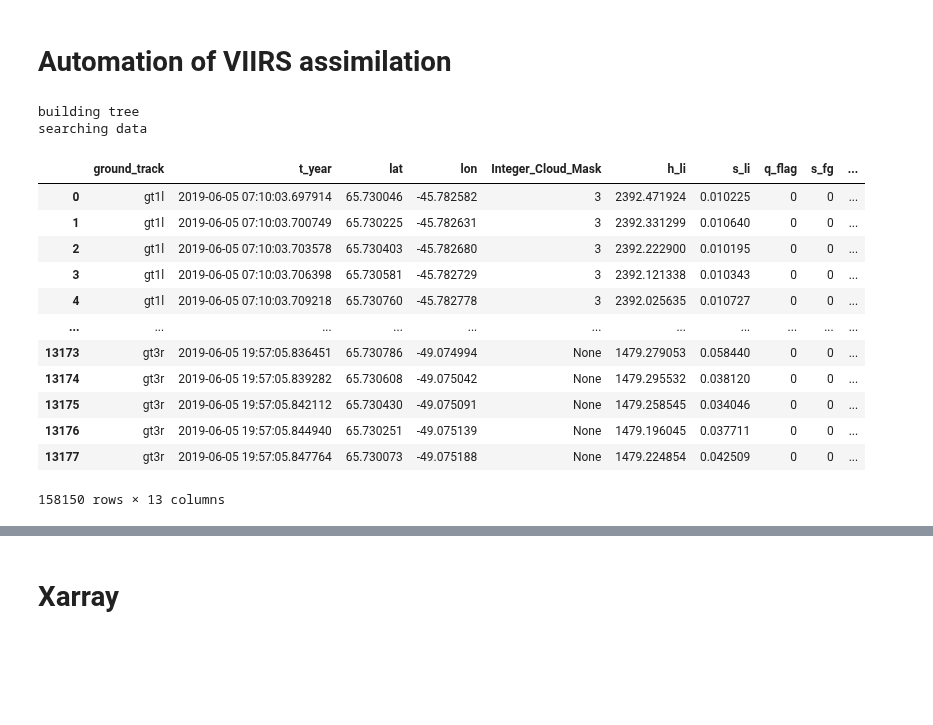
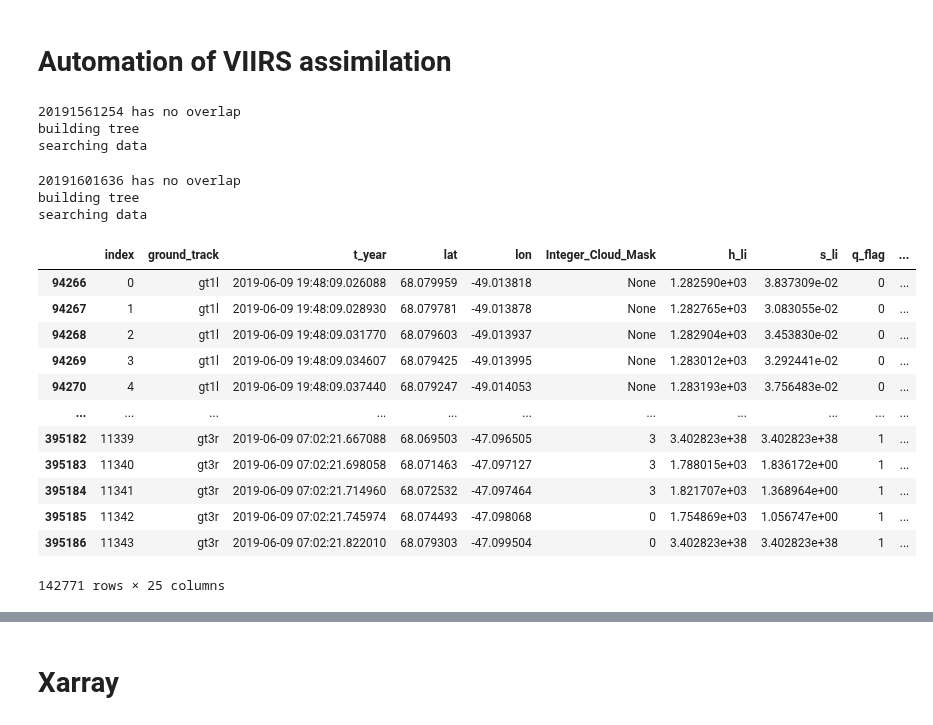
Before and after one commit to ICESAT-2HackWeek/CloudMask, a Jupyter notebook: ATL06Retrieval_VIIRS.ipynb, the cells around one changed output, grey strips where cells are left out. Drawn from its saved outputs; the diff is of its cells as text; code cells hidden in the pictures; blank space fills up the shorter version.

Commit message:
Refined VIIRS code again

```diff
--- a/ATL06Retrieval_VIIRS.ipynb
+++ b/ATL06Retrieval_VIIRS.ipynb
@@ -114,7 +121,7 @@ def transform_coord(proj1, proj2, x, y):
 import h5py
 import numpy as np
 
-def read_atl06(fname, outdir='data', bbox=None):
+def read_atl06(fname, cloud_var='Integer_Cloud_Mask', outdir='data', bbox=None):
     """Read one ATL06 file and output 6 reduced files.
 
     Extract variables of interest and separate the ATL06 file
@@ -134,13 +141,13 @@ def read_atl06(fname, outdir='data', bbox=None):
         for k, g in enumerate(gtracks):
             # Read in data for a single beam
             data = {}
-            data['ground_track'] = None # Put it first in the dict for column ordering
-            data['t_year'] = None
+            data['ground_track'] = np.nan # Put it first in the dict for column ordering
+            data['t_year'] = np.nan
 
             # Load vars into memory (include as many as you want)
             data['lat'] = fi[g+'/land_ice_segments/latitude'][:]
             data['lon'] = fi[g+'/land_ice_segments/longitude'][:]
-            data['Integer_Cloud_Mask'] = None
+            data[cloud_var] = np.nan
             data['h_li'] = fi[g+'/land_ice_segments/h_li'][:]
             data['s_li'] = fi[g+'/land_ice_segments/h_li_sigma'][:]
             data['q_flag'] = fi[g+'/land_ice_segments/atl06_quality_summary'][:]
@@ -148,20 +155,20 @@ def read_atl06(fname, outdir='data', bbox=None):
             data['snr'] = fi[g+'/land_ice_segments/fit_statistics/snr_significance'][:]
             data['h_rb'] = fi[g+'/land_ice_segments/fit_statistics/h_robust_sprd'][:]
             data['dh_fit_dx'] = fi[g+'/land_ice_segments/fit_statistics/dh_fit_dx'][:]
-            data['f_sn'] = fi[g+'/land_ice_segments/geophysical/bsnow_conf'][:]
+            data['bsnow_conf'] = fi[g+'/land_ice_segments/geophysical/bsnow_conf'][:]
 
-            data['f_sn'] = fi[g+'/land_ice_segments/geophysical/cloud_flg_asr'][:]
-            data['f_sn'] = fi[g+'/land_ice_segments/geophysical/cloud_flg_atm'][:]
-            data['f_sn'] = fi[g+'/land_ice_segments/geophysical/msw_flag'][:]
-            data['f_sn'] = fi[g+'/land_ice_segments/geophysical/bsnow_h'][:]
-            data['f_sn'] = fi[g+'/land_ice_segments/geophysical/bsnow_od'][:]
-            data['f_sn'] = fi[g+'/land_ice_segments/geophysical/layer_flag'][:]
-            data['f_sn'] = fi[g+'/land_ice_segments/geophysical/bckgrd'][:]
-            data['f_sn'] = fi[g+'/land_ice_segments/geophysical/e_bckgrd'][:]
-            data['f_sn'] = fi[g+'/land_ice_segments/fit_statistics/n_fit_photons'][:]
-            data['f_sn'] = fi['/ancillary_data/end_geoseg'][:]
-            data['f_sn'] = fi[g+'/segment_quality/segment_id'][:]
-            data['f_sn'] = fi[g+'/land_ice_segments/fit_statistics/w_surface_window_final'][:]
+            data['cloud_flg_asr'] = fi[g+'/land_ice_segments/geophysical/cloud_flg_asr'][:]
+            data['cloud_flg_atm'] = fi[g+'/land_ice_segments/geophysical/cloud_flg_atm'][:]
+            data['msw_flag'] = fi[g+'/land_ice_segments/geophysical/msw_flag'][:]
+            data['fbsnow_h'] = fi[g+'/land_ice_segments/geophysical/bsnow_h'][:]
+            data['bsnow_od'] = fi[g+'/land_ice_segments/geophysical/bsnow_od'][:]
+            data['layer_flag'] = fi[g+'/land_ice_segments/geophysical/layer_flag'][:]
+            data['bckgrd'] = fi[g+'/land_ice_segments/geophysical/bckgrd'][:]
+            data['e_bckgrd'] = fi[g+'/land_ice_segments/geophysical/e_bckgrd'][:]
+            data['n_fit_photons'] = fi[g+'/land_ice_segments/fit_statistics/n_fit_photons'][:]
+#             data['end_geoseg'] = fi['/ancillary_data/end_geoseg'][:]
+            data['segment_id'] = fi[g+'/segment_quality/segment_id'][:]
+            data['w_surface_window_final'] = fi[g+'/land_ice_segments/fit_statistics/w_surface_window_final'][:]
 
             delta_t = fi[g+'/land_ice_segments/delta_time'][:]     # for time conversion
             t_ref = fi['/ancillary_data/atlas_sdp_gps_epoch'][:]     # single value
@@ -191,12 +198,12 @@ def read_atl06(fname, outdir='data', bbox=None):
 
     return dataframes
 
-def atl06_2_df(files):
+def atl06_2_df(files,cloud_var='Integer_Cloud_Mask'):
     """Return a single Pandas dataframe from a list of HDF5 ATL-06 data files.
     """
     dataframes = []
     for f in files:
-        dataframes.extend(read_atl06(f))
+        dataframes.extend(read_atl06(f,cloud_var))
 
     ndfs = len(dataframes)
     i = 0
@@ -216,8 +223,9 @@ def atl06_2_df(files):
 # %%
 # Create dataframe from all h5 files
 path = Path('download')
-dataf = atl06_2_df(path.glob('*.h5'))
-dataf.reset_index()
+cloud_var = 'Integer_Cloud_Mask'
+dataf = atl06_2_df(path.glob('*.h5'),cloud_var)
+dataf = dataf.reset_index()
 
 # dataf.describe()
 # dataf.info()
@@ -329,25 +359,32 @@ def assimVIIRS(df, Cfiles, hr=1, variable='Integer_Cloud_Mask'):
 # %%
 # Run all files
 hr = 1 # Specifies temporal search window for Icesat-2 data
-Vfiles = ['/home/jovyan/CloudMask/CloudData/VIIRScld/CLDMSK_L2_VIIRS_SNPP.A2019156.0754.001.2019156185728.nc']
-assimVIIRS(dataf,Vfiles,hr)
+Vfiles = get_file_in_directory('/home/jovyan/CloudMask/CloudData/VIIRScld/')
+# Vfiles = ['/home/jovyan/CloudMask/CloudData/VIIRScld/CLDMSK_L2_VIIRS_SNPP.A2019156.0754.001.2019156185728.nc']
+mask, idx = assimVIIRS(dataf,Vfiles,hr,cloud_var)
+
+dataf.to_csv('~/CloudMask/dataframe20200618')
 # %% [output]
+20191561254 has no overlap
 building tree
 searching data
+20191601636 has no overlap
+building tree
+searching data
 # %%
 # Data has been assimilated for times that coincide with VIIRS and not others
-dataf.loc[dataf.t_year.dt.date==pd.to_datetime('2019-06-05')]
+dataf.loc[dataf.t_year.dt.date==pd.to_datetime('2019-06-09')]
 # %% [output]
-|  | ground_track | t_year | lat | lon | Integer_Cloud_Mask | h_li | s_li | q_flag | s_fg | ... |
-| 0 | gt1l | 2019-06-05 07:10:03.697914 | 65.730046 | -45.782582 | 3 | 2392.471924 | 0.010225 | 0 | 0 | ... |
-| 1 | gt1l | 2019-06-05 07:10:03.700749 | 65.730225 | -45.782631 | 3 | 2392.331299 | 0.010640 | 0 | 0 | ... |
-| 2 | gt1l | 2019-06-05 07:10:03.703578 | 65.730403 | -45.782680 | 3 | 2392.222900 | 0.010195 | 0 | 0 | ... |
-| 3 | gt1l | 2019-06-05 07:10:03.706398 | 65.730581 | -45.782729 | 3 | 2392.121338 | 0.010343 | 0 | 0 | ... |
-| 4 | gt1l | 2019-06-05 07:10:03.709218 | 65.730760 | -45.782778 | 3 | 2392.025635 | 0.010727 | 0 | 0 | ... |
+|  | index | ground_track | t_year | lat | lon | Integer_Cloud_Mask | h_li | s_li | q_flag | ... |
+| 94266 | 0 | gt1l | 2019-06-09 19:48:09.026088 | 68.079959 | -49.013818 | None | 1.282590e+03 | 3.837309e-02 | 0 | ... |
+| 94267 | 1 | gt1l | 2019-06-09 19:48:09.028930 | 68.079781 | -49.013878 | None | 1.282765e+03 | 3.083055e-02 | 0 | ... |
+| 94268 | 2 | gt1l | 2019-06-09 19:48:09.031770 | 68.079603 | -49.013937 | None | 1.282904e+03 | 3.453830e-02 | 0 | ... |
+| 94269 | 3 | gt1l | 2019-06-09 19:48:09.034607 | 68.079425 | -49.013995 | None | 1.283012e+03 | 3.292441e-02 | 0 | ... |
+| 94270 | 4 | gt1l | 2019-06-09 19:48:09.037440 | 68.079247 | -49.014053 | None | 1.283193e+03 | 3.756483e-02 | 0 | ... |
 | ... | ... | ... | ... | ... | ... | ... | ... | ... | ... | ... |
-| 13173 | gt3r | 2019-06-05 19:57:05.836451 | 65.730786 | -49.074994 | None | 1479.279053 | 0.058440 | 0 | 0 | ... |
-| 13174 | gt3r | 2019-06-05 19:57:05.839282 | 65.730608 | -49.075042 | None | 1479.295532 | 0.038120 | 0 | 0 | ... |
-| 13175 | gt3r | 2019-06-05 19:57:05.842112 | 65.730430 | -49.075091 | None | 1479.258545 | 0.034046 | 0 | 0 | ... |
-| 13176 | gt3r | 2019-06-05 19:57:05.844940 | 65.730251 | -49.075139 | None | 1479.196045 | 0.037711 | 0 | 0 | ... |
-| 13177 | gt3r | 2019-06-05 19:57:05.847764 | 65.730073 | -49.075188 | None | 1479.224854 | 0.042509 | 0 | 0 | ... |
+| 395182 | 11339 | gt3r | 2019-06-09 07:02:21.667088 | 68.069503 | -47.096505 | 3 | 3.402823e+38 | 3.402823e+38 | 1 | ... |
+| 395183 | 11340 | gt3r | 2019-06-09 07:02:21.698058 | 68.071463 | -47.097127 | 3 | 1.788015e+03 | 1.836172e+00 | 1 | ... |
+| 395184 | 11341 | gt3r | 2019-06-09 07:02:21.714960 | 68.072532 | -47.097464 | 3 | 1.821707e+03 | 1.368964e+00 | 1 | ... |
+| 395185 | 11342 | gt3r | 2019-06-09 07:02:21.745974 | 68.074493 | -47.098068 | 0 | 1.754869e+03 | 1.056747e+00 | 1 | ... |
+| 395186 | 11343 | gt3r | 2019-06-09 07:02:21.822010 | 68.079303 | -47.099504 | 0 | 3.402823e+38 | 3.402823e+38 | 1 | ... |
-158150 rows × 13 columns
+142771 rows × 25 columns
```
Also changed, not shown: parts of 15 cells of this notebook.
